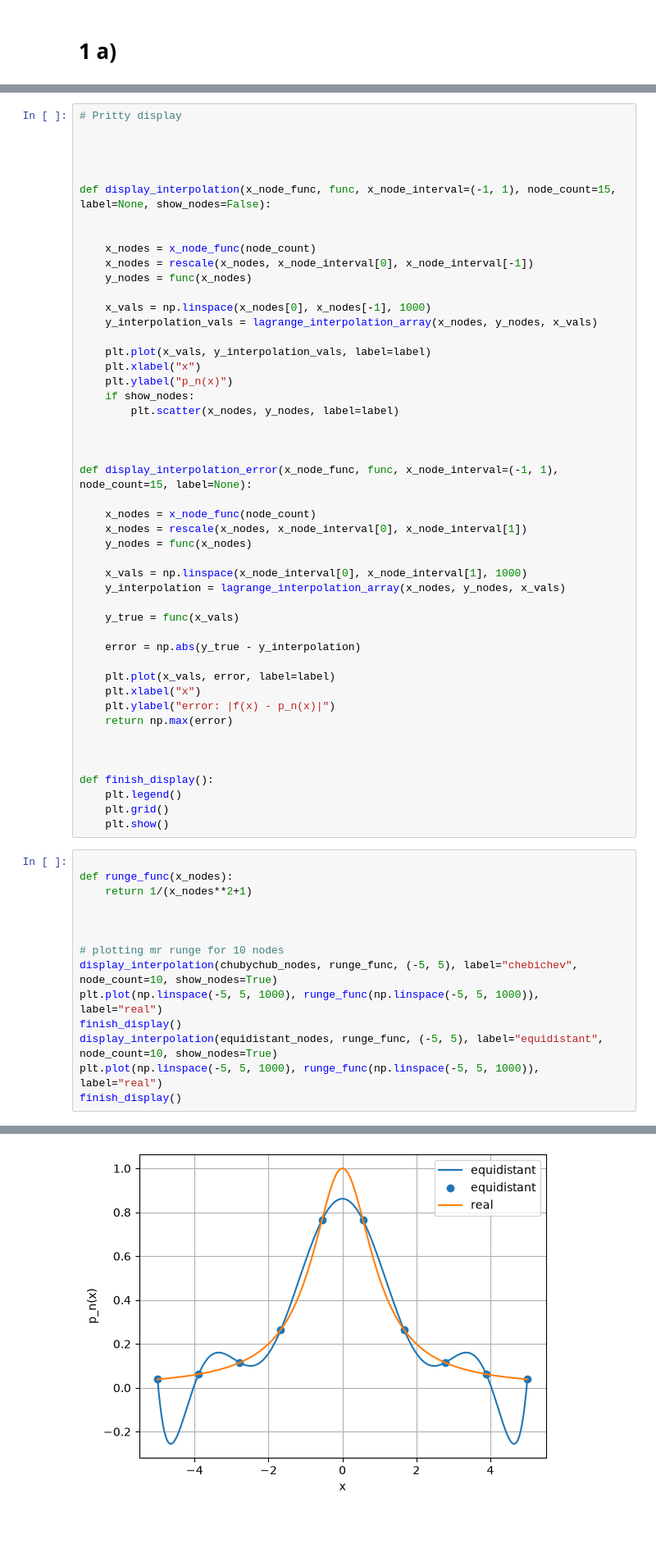
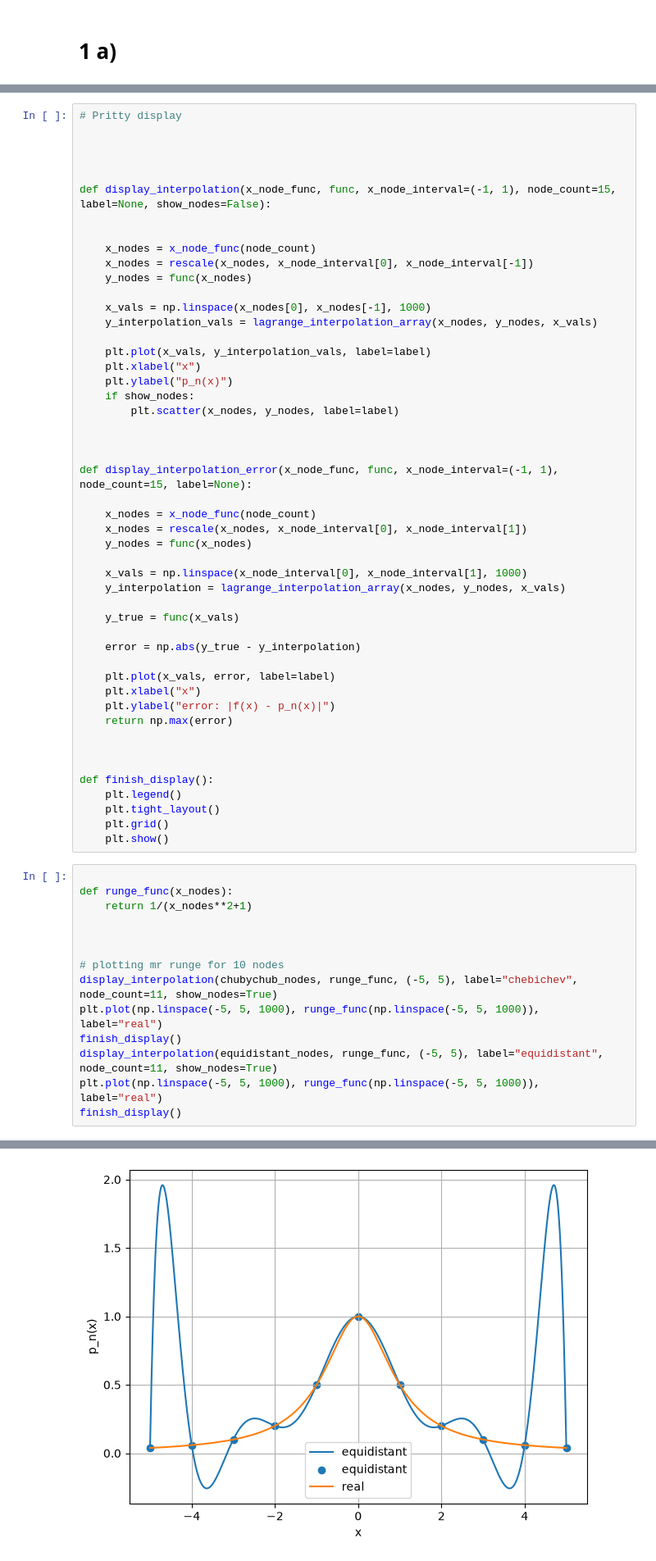
Before and after one commit to rom-thom/Skule_ting, a Jupyter notebook: fysmat/nummat/prosjekt/prosjekt_1/oppg_1.ipynb, the cells around one changed output, grey strips where cells are left out. Shown at 82% size. Drawn from its saved outputs; the diff is of its cells as text; blank space fills up the shorter version.

```diff
--- a/fysmat/nummat/prosjekt/prosjekt_1/oppg_1.ipynb
+++ b/fysmat/nummat/prosjekt/prosjekt_1/oppg_1.ipynb
@@ -94,6 +95,7 @@ def display_interpolation_error(x_node_func, func, x_node_interval=(-1, 1), node
 
 def finish_display():
     plt.legend()
+    plt.tight_layout()
     plt.grid()
     plt.show()
 # %%
@@ -104,10 +106,10 @@ def runge_func(x_nodes):
 
 
 # plotting mr runge for 10 nodes
-display_interpolation(chubychub_nodes, runge_func, (-5, 5), label="chebichev", node_count=10, show_nodes=True)
+display_interpolation(chubychub_nodes, runge_func, (-5, 5), label="chebichev", node_count=11, show_nodes=True)
 plt.plot(np.linspace(-5, 5, 1000), runge_func(np.linspace(-5, 5, 1000)), label="real")
 finish_display()
-display_interpolation(equidistant_nodes, runge_func, (-5, 5), label="equidistant", node_count=10, show_nodes=True)
+display_interpolation(equidistant_nodes, runge_func, (-5, 5), label="equidistant", node_count=11, show_nodes=True)
 plt.plot(np.linspace(-5, 5, 1000), runge_func(np.linspace(-5, 5, 1000)), label="real")
 finish_display()
 # %% [output]
@@ -115,4 +117,4 @@ finish_display()
-[figure, old version]
+[figure, new version]
 # %% [markdown]
 ## Prediction time
 
```
Also changed, not shown: parts of 23 cells of this notebook.
